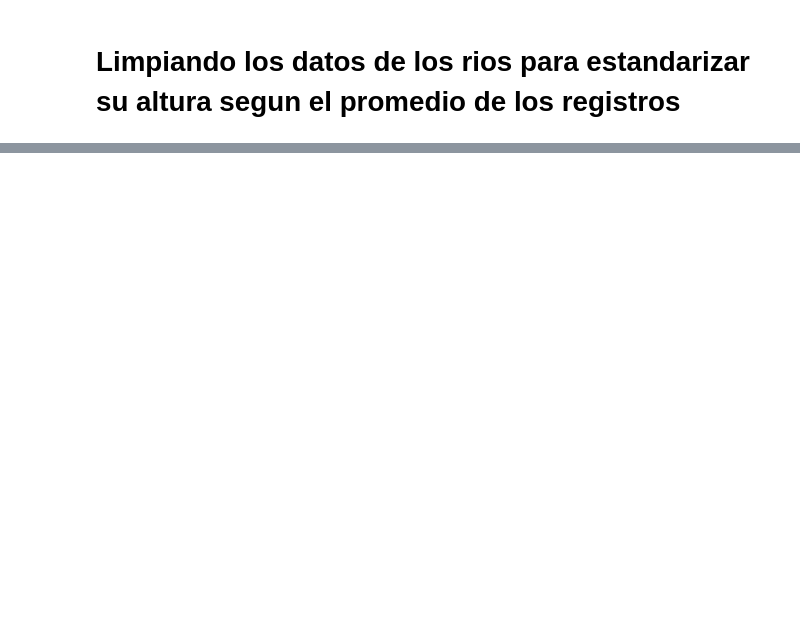
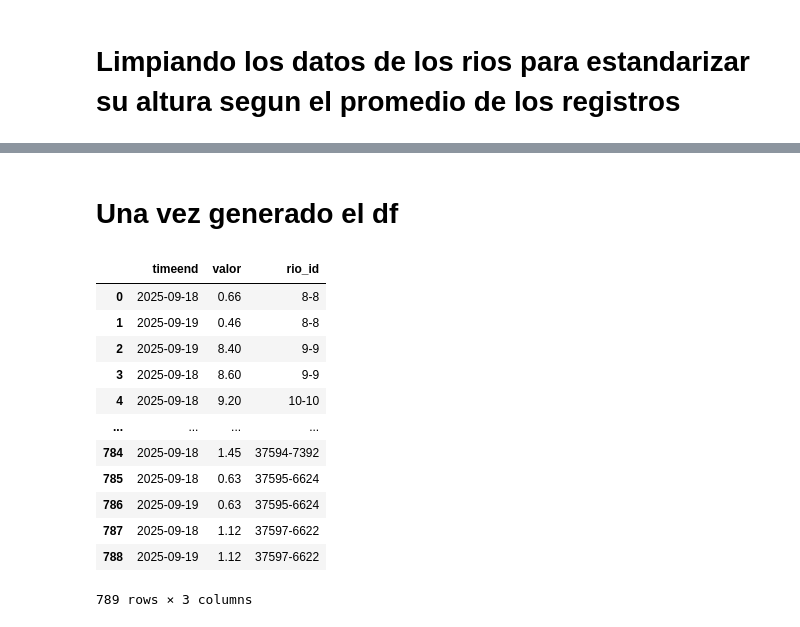
Before and after one commit to NicoBatti/sirena_batti_pruebas, a Jupyter notebook: crear_csv.ipynb, the cells around one changed output, grey strips where cells are left out. Drawn from its saved outputs; the diff is of its cells as text; code cells hidden in the pictures; blank space fills up the shorter version.

```diff
--- a/crear_csv.ipynb
+++ b/crear_csv.ipynb
@@ -169,3 +125,29 @@ df_limpio
 789 rows × 4 columns
 # %%
 df_limpio.to_csv('altura_rios_limpio.csv')
+# %% [markdown]
+# Una vez generado el df
+# %%
+df = pd.read_csv('altura_rios_limpio.csv')
+df = df.drop(columns=['Unnamed: 0'])
+df.to_csv('altura_rios_limpio.csv')
+df['seriesId'] = df['seriesId'].astype(str)
+df['siteCode'] = df['siteCode'].astype(str)
+df['rio_id'] = df['seriesId']+"-"+df['siteCode']
+df = df.drop('seriesId', axis=1)
+df = df.drop('siteCode', axis=1)
+df
+# %% [output]
+|  | timeend | valor | rio_id |
+| 0 | 2025-09-18 | 0.66 | 8-8 |
+| 1 | 2025-09-19 | 0.46 | 8-8 |
+| 2 | 2025-09-19 | 8.40 | 9-9 |
+| 3 | 2025-09-18 | 8.60 | 9-9 |
+| 4 | 2025-09-18 | 9.20 | 10-10 |
+| ... | ... | ... | ... |
+| 784 | 2025-09-18 | 1.45 | 37594-7392 |
+| 785 | 2025-09-18 | 0.63 | 37595-6624 |
+| 786 | 2025-09-19 | 0.63 | 37595-6624 |
+| 787 | 2025-09-18 | 1.12 | 37597-6622 |
+| 788 | 2025-09-19 | 1.12 | 37597-6622 |
+789 rows × 3 columns
```
Also changed, not shown: parts of 9 cells of this notebook, 2 other files.
